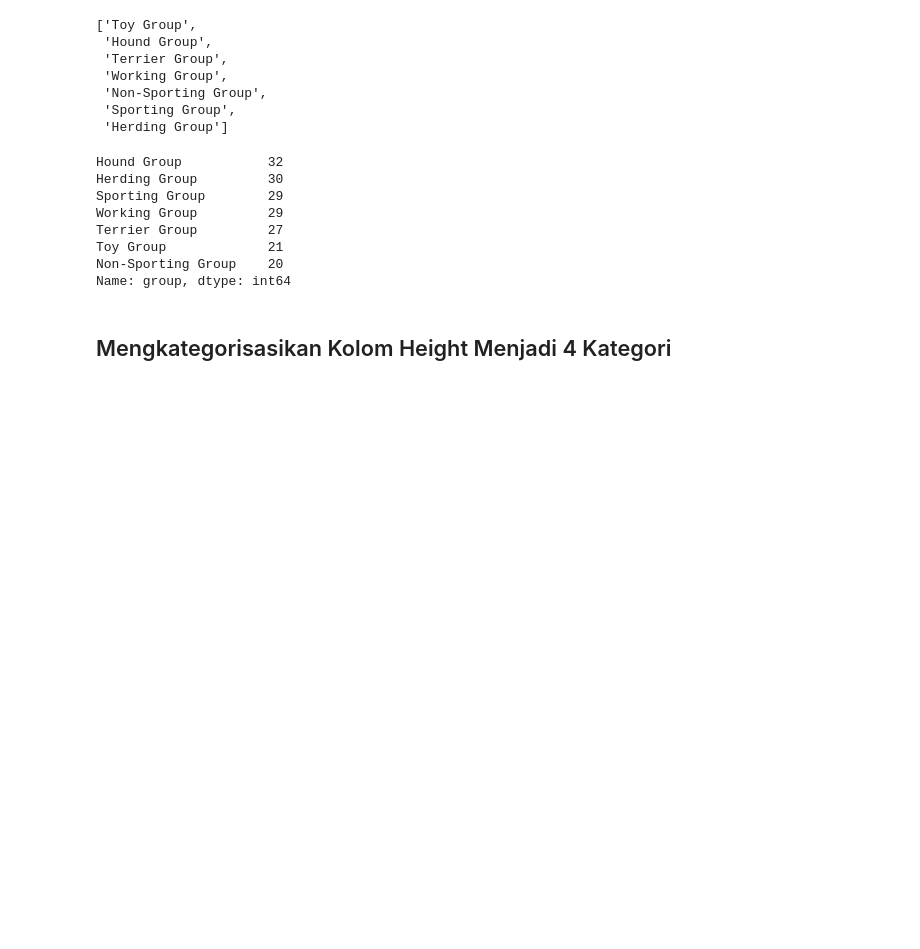
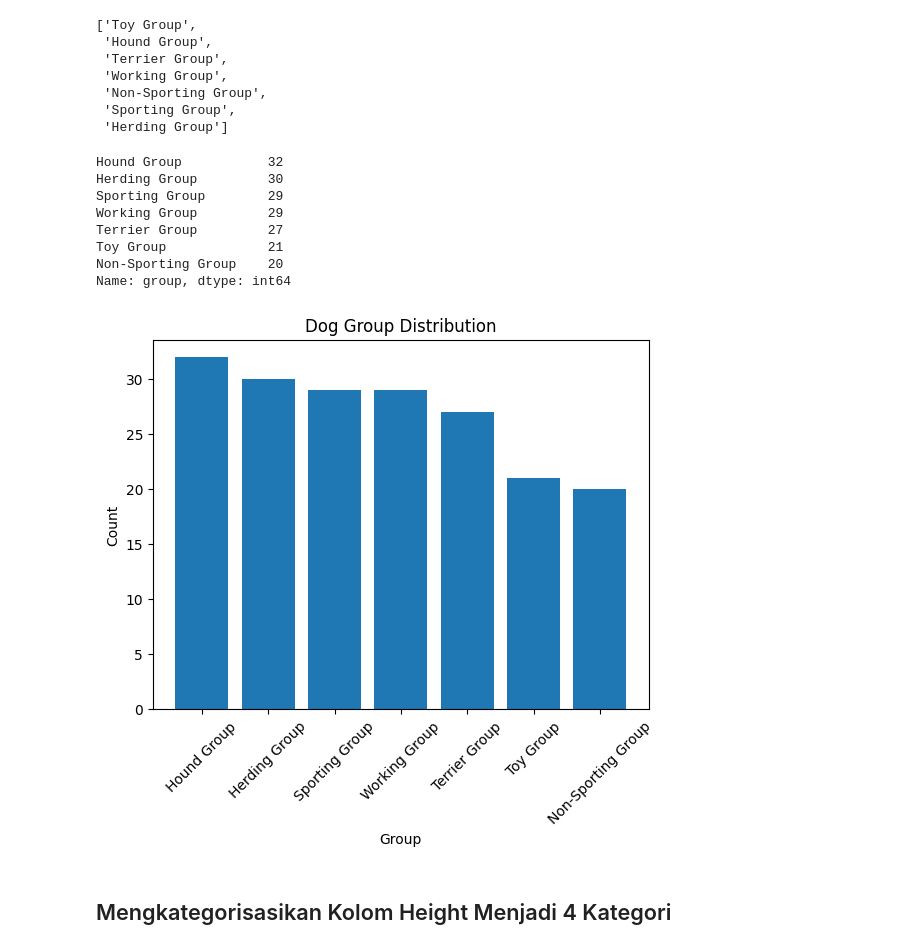
Before and after one commit to C23-PS008/dog-breed-prediction, a Jupyter notebook: dog-breed-predicion.ipynb, the cells around one changed output. Cells and saved outputs as stored; diff of their text form; code cells hidden in the pictures; blank space fills up the shorter version.

```diff
--- a/dog-breed-predicion.ipynb
+++ b/dog-breed-predicion.ipynb
@@ -249,3 +247,12 @@ dataframe['popularity'] = dataframe['popularity'].astype(int)
+# %%
+
+def plot(value_counts, title):
+    plt.bar(value_counts.index, value_counts.values)
+    plt.xlabel('Group')
+    plt.ylabel('Count')
+    plt.title(title)
+    plt.xticks(rotation=45)
+    plt.show()
 # %% [markdown]
 ## Membuat Kolom Height, Weight, dan Expectancy
 # %%
@@ -291,6 +298,12 @@ Terrier Group         27
 Toy Group             21
 Non-Sporting Group    20
 Name: group, dtype: int64
+# %%
+group_counts = dataframe['group'].value_counts()
+
+plot(group_counts, 'Dog Group Distribution')
+# %% [output]
+[figure, added]
 # %% [markdown]
 ## Mengkategorisasikan Kolom Height Menjadi 4 Kategori
 # %%
```
Also changed, not shown: parts of 29 cells of this notebook, 7 other files.
